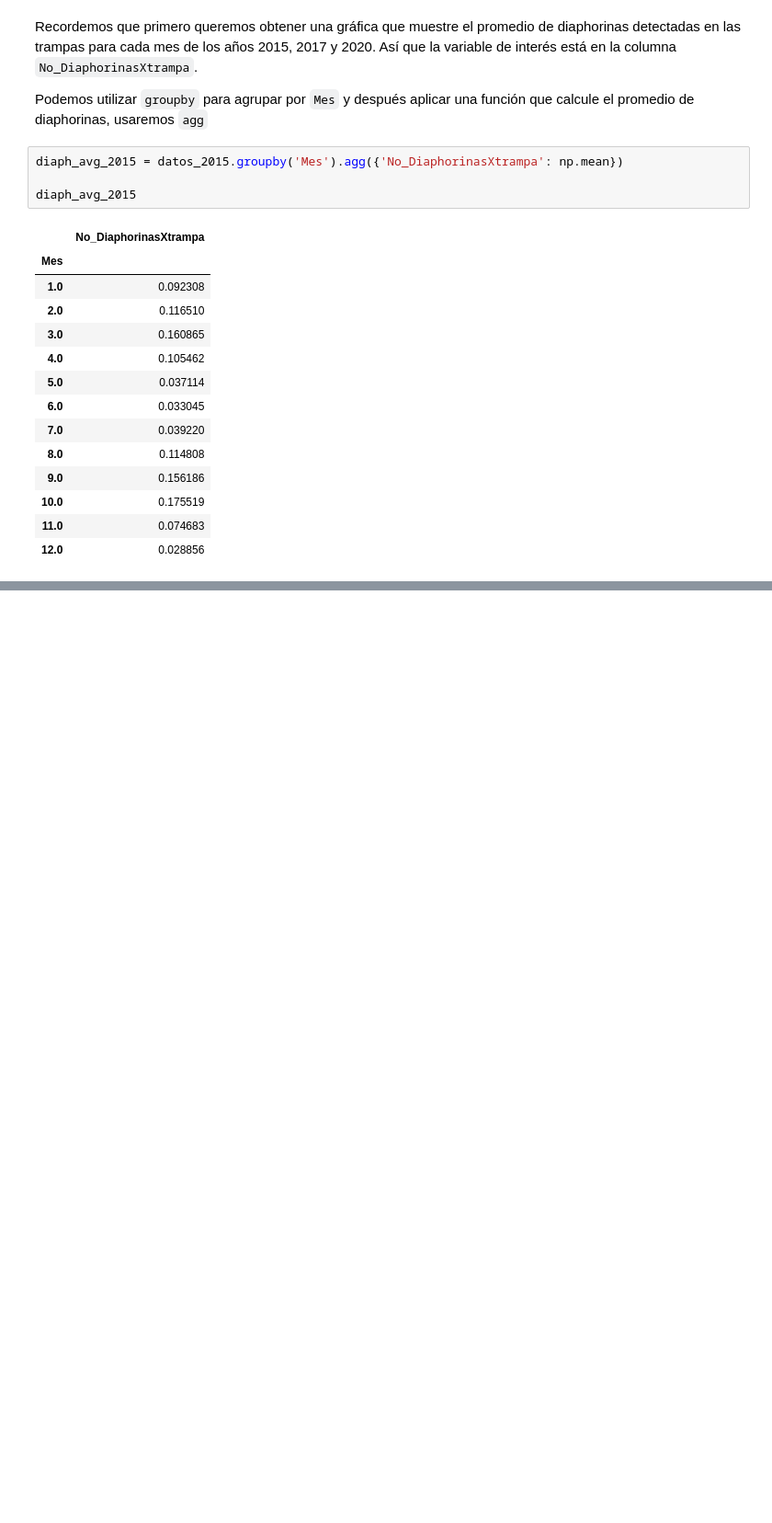
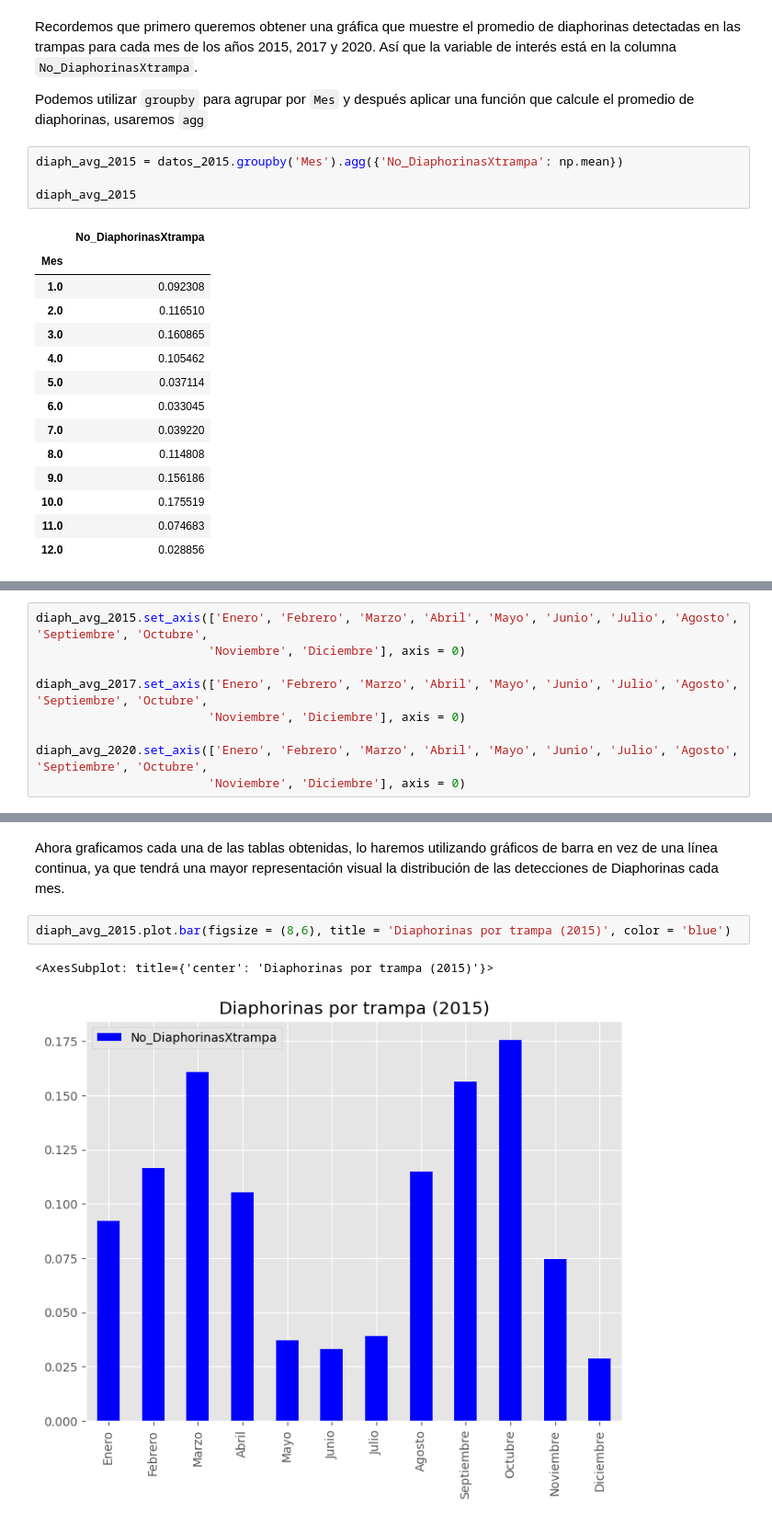
Before and after one commit to FranzValerio/Proyecto-1-ADD, a Jupyter notebook: Proyecto 1 - Estadística descriptiva.ipynb, the cells around one changed output, grey strips where cells are left out. Shown: that part at 92% size. Drawn from its saved outputs; the diff is of its cells as text; blank space fills up the shorter version.

```diff
--- a/Proyecto 1 - Estadística descriptiva.ipynb
+++ b/Proyecto 1 - Estadística descriptiva.ipynb
@@ -179,0 +208,9 @@ diaph_avg_2015
+# %%
+diaph_avg_2015.set_axis(['Enero', 'Febrero', 'Marzo', 'Abril', 'Mayo', 'Junio', 'Julio', 'Agosto', 'Septiembre', 'Octubre',
+                        'Noviembre', 'Diciembre'], axis = 0)
+
+diaph_avg_2017.set_axis(['Enero', 'Febrero', 'Marzo', 'Abril', 'Mayo', 'Junio', 'Julio', 'Agosto', 'Septiembre', 'Octubre',
+                        'Noviembre', 'Diciembre'], axis = 0)
+
+diaph_avg_2020.set_axis(['Enero', 'Febrero', 'Marzo', 'Abril', 'Mayo', 'Junio', 'Julio', 'Agosto', 'Septiembre', 'Octubre',
+                        'Noviembre', 'Diciembre'], axis = 0)
@@ -179,0 +231,7 @@ diaph_avg_2015
+# %% [markdown]
+Ahora graficamos cada una de las tablas obtenidas, lo haremos utilizando gráficos de barra en vez de una línea continua, ya que tendrá una mayor representación visual la distribución de las detecciones de Diaphorinas cada mes.
+# %%
+diaph_avg_2015.plot.bar(figsize = (8,6), title = 'Diaphorinas por trampa (2015)', color = 'blue')
+# %% [output]
+<AxesSubplot: title={'center': 'Diaphorinas por trampa (2015)'}>
+[figure, added]
```
Also changed, not shown: parts of 32 cells of this notebook.
